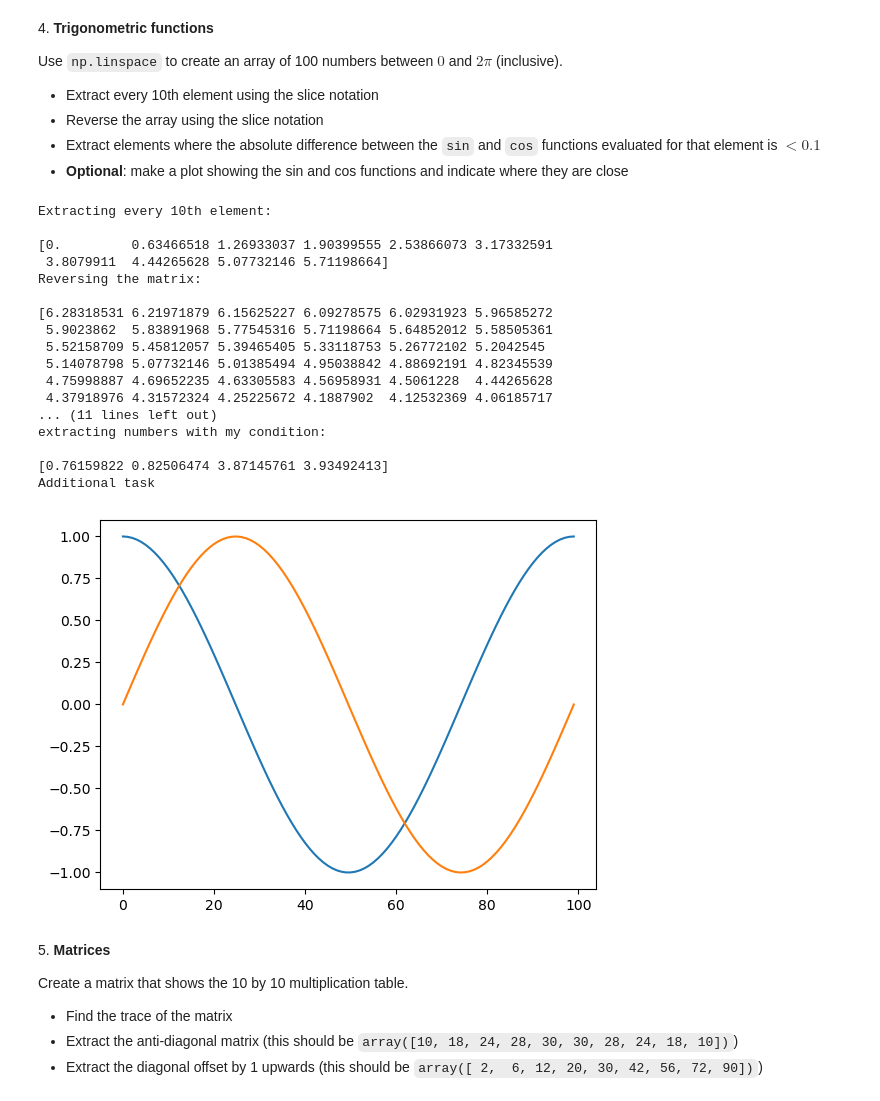
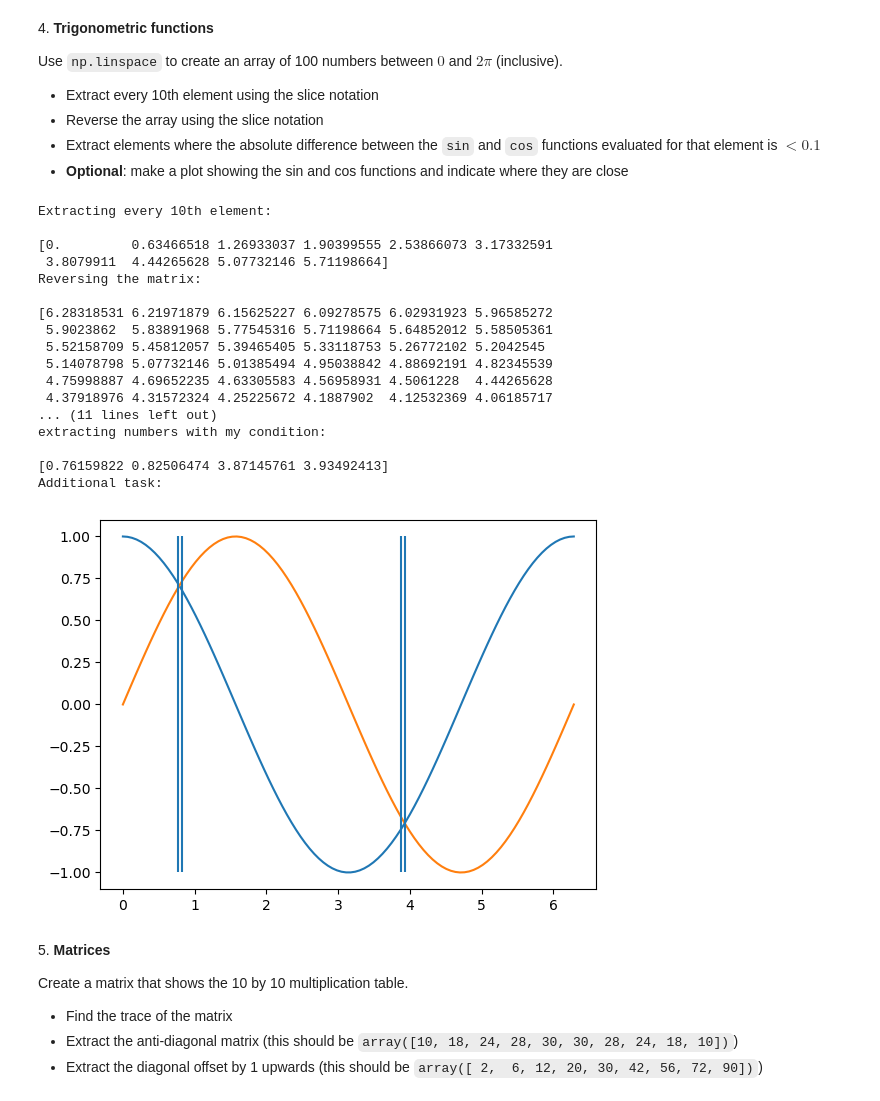
Before and after one commit to zucchett/ScientificComputingWithPython2022, a Jupyter notebook: 04ex_numpy.ipynb, the cells around one changed output. Saved outputs shown, nothing was run; the diff lists cells and outputs as text; code cells hidden in the pictures.

```diff
--- a/04ex_numpy.ipynb
+++ b/04ex_numpy.ipynb
@@ -107,38 +107,41 @@ import matplotlib.pyplot as plt
 vect=np.linspace(0,2*math.pi,100)
 print("Extracting every 10th element:\n")
 print(vect[0:100:10]) ##taking the 10th element
 print("Reversing the matrix:\n")
 print(vect[::-1]) ##reversing
 
 my_mask=(np.absolute((np.sin(vect)-np.cos(vect)))<0.1)
 new_vect= vect[my_mask]
 print("extracting numbers with my condition:\n")
 print(new_vect) ##the difference
 
-print("Additional task")
-x=plt.plot(np.cos(vect))  ##plotting sin and cosine
-y=plt.plot(np.sin(vect))
+print("Additional task:")
 
+
+plt.plot(vect,np.cos(vect))  ##plotting sine and cosine
+plt.plot(vect,np.sin(vect))
+
+plt.vlines(vect[abs(np.sin(vect)-np.cos(vect))<0.1],-1,1) ##plotting the points in witch they are close
 plt.show()
 # %% [output]
 Extracting every 10th element:
 
 [0.         0.63466518 1.26933037 1.90399555 2.53866073 3.17332591
  3.8079911  4.44265628 5.07732146 5.71198664]
 Reversing the matrix:
 
 [6.28318531 6.21971879 6.15625227 6.09278575 6.02931923 5.96585272
  5.9023862  5.83891968 5.77545316 5.71198664 5.64852012 5.58505361
  5.52158709 5.45812057 5.39465405 5.33118753 5.26772102 5.2042545
  5.14078798 5.07732146 5.01385494 4.95038842 4.88692191 4.82345539
  4.75998887 4.69652235 4.63305583 4.56958931 4.5061228  4.44265628
  4.37918976 4.31572324 4.25225672 4.1887902  4.12532369 4.06185717
 ... (11 lines left out)
 extracting numbers with my condition:
 
 [0.76159822 0.82506474 3.87145761 3.93492413]
-Additional task
+Additional task:
-[figure, old version]
+[figure, new version]
 # %% [markdown]
 5\. **Matrices**
 
```
Also changed, not shown: parts of 1 cell of this notebook.
